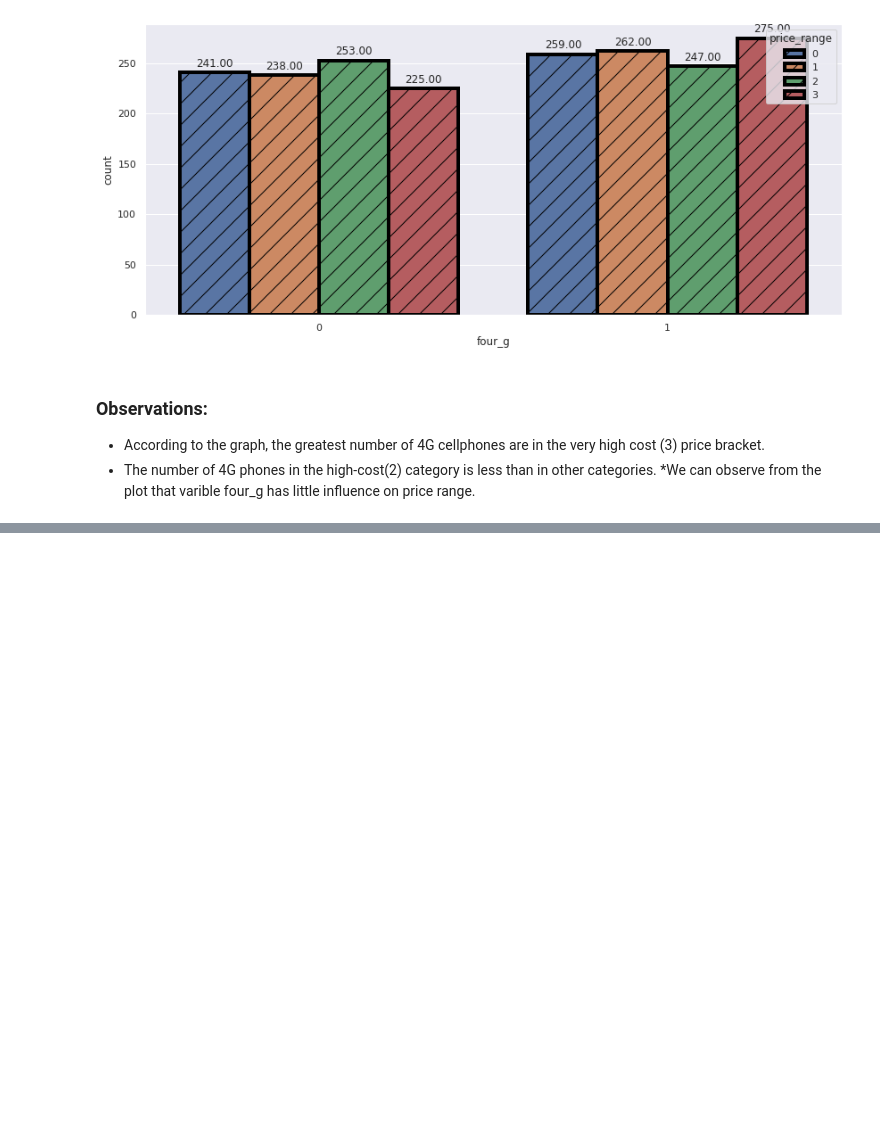
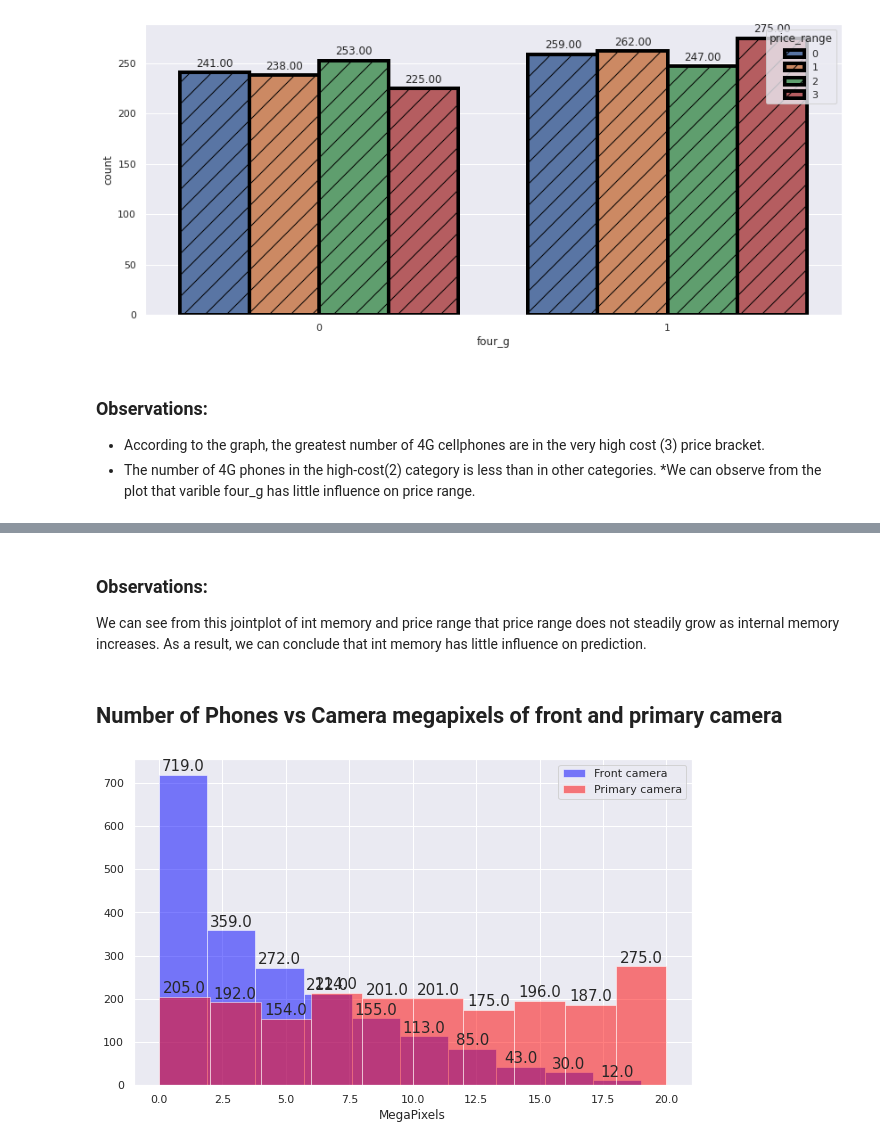
Before and after one commit to aryarajat/Mobile-Price-Range-Prediction, a Jupyter notebook: Mobile_Price_Range_Prediction.ipynb, the cells around one changed output, grey strips where cells are left out. Saved outputs shown, nothing was run; the diff lists cells and outputs as text; code cells hidden in the pictures; blank space fills up the shorter version.

```diff
--- a/Mobile_Price_Range_Prediction.ipynb
+++ b/Mobile_Price_Range_Prediction.ipynb
@@ -314,0 +351,23 @@ for p in splot.patches:
+# %% [markdown]
+### Observations:
+We can see from this jointplot of int memory and price range that price range does not steadily grow as internal memory increases.
+As a result, we can conclude that int memory has little influence on prediction.
+# %% [markdown]
+## **Number of Phones vs Camera megapixels of front and primary camera**
+# %%
+# Here we plot the histogram for the front camera and primary camera
+plt.figure(figsize=(10,6))
+ax=mobile_df['fc'].hist(alpha=0.5,color='blue',label='Front camera')
+mobile_df['pc'].hist(alpha=0.5,color='red',label='Primary camera')
+plt.legend()
+plt.xlabel('MegaPixels')
+
+# Add annotation
+for bar in ax.patches:
+  ax.annotate(format(bar.get_height(), '.1f'),
+                   (bar.get_x() + bar.get_width() / 2,
+                    bar.get_height()), ha='center', va='center',
+                   size=15, xytext=(0, 8),
+                   textcoords='offset points')
+# %% [output]
+[figure, added]
```
Also changed, not shown: parts of 7 cells of this notebook.
